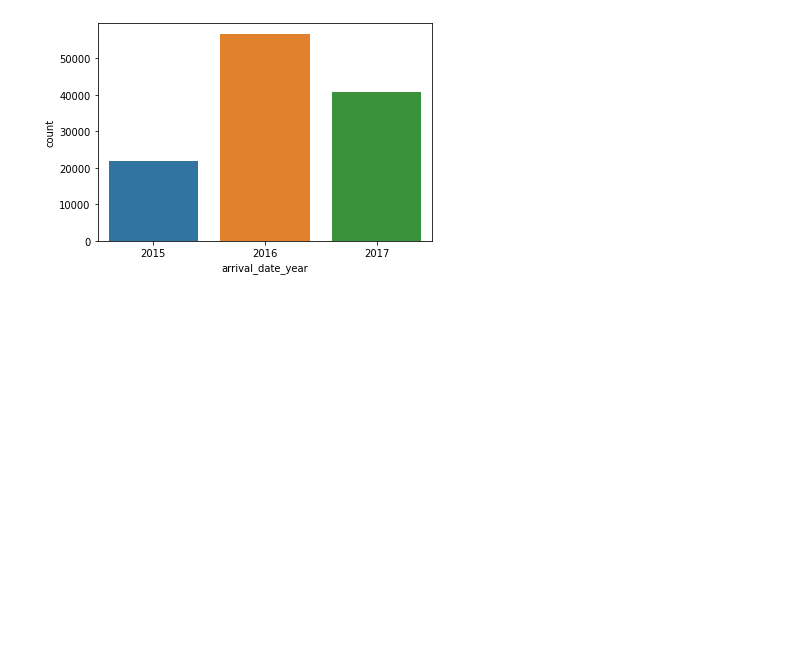
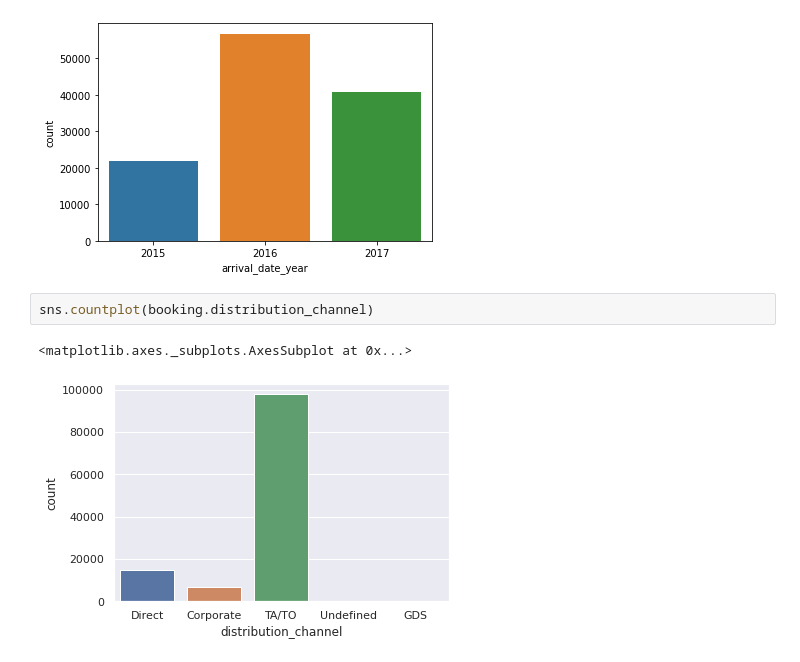
Before and after one commit to ChinmayRojatkar/EDA-Capstone-Hotel-Booking-Analysis, a Jupyter notebook: Hotel_Booking_Analysis_Capstone_Project.ipynb, the cells around one changed output. Drawn from its saved outputs; the diff is of its cells as text; blank space fills up the shorter version.

```diff
--- a/Hotel_Booking_Analysis_Capstone_Project.ipynb
+++ b/Hotel_Booking_Analysis_Capstone_Project.ipynb
@@ -158,3 +158,8 @@ sns.countplot(booking.arrival_date_year)
 # %% [output]
 <matplotlib.axes._subplots.AxesSubplot at 0x...>
 [figure]
+# %%
+sns.countplot(booking.distribution_channel)
+# %% [output]
+<matplotlib.axes._subplots.AxesSubplot at 0x...>
+[figure, added]
```
